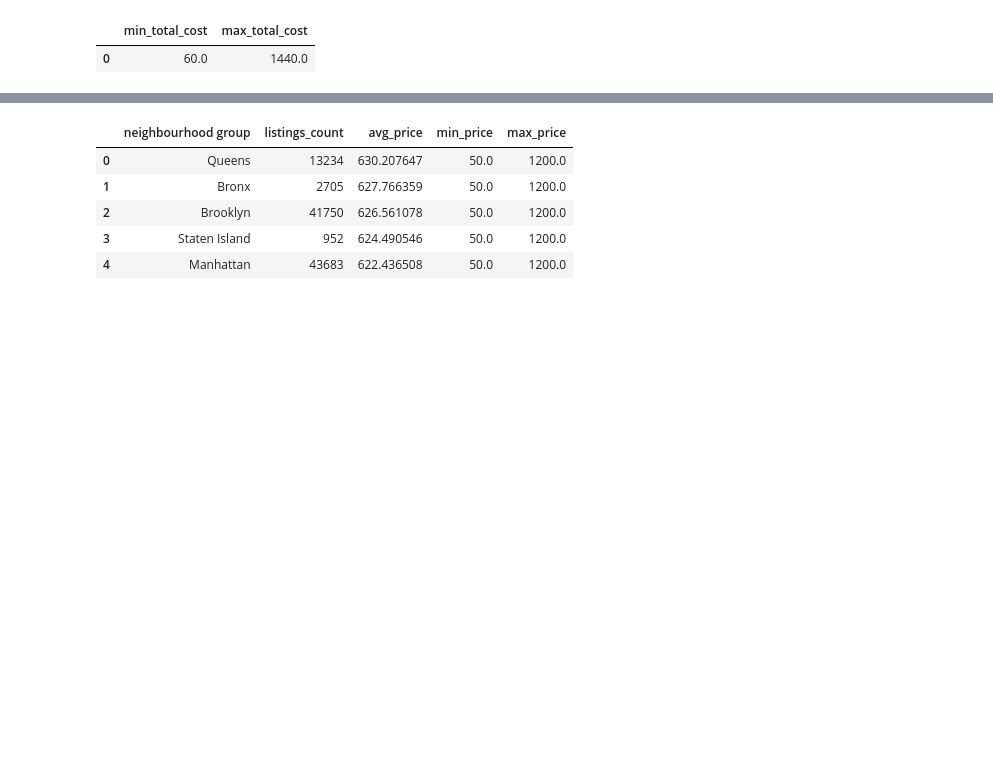
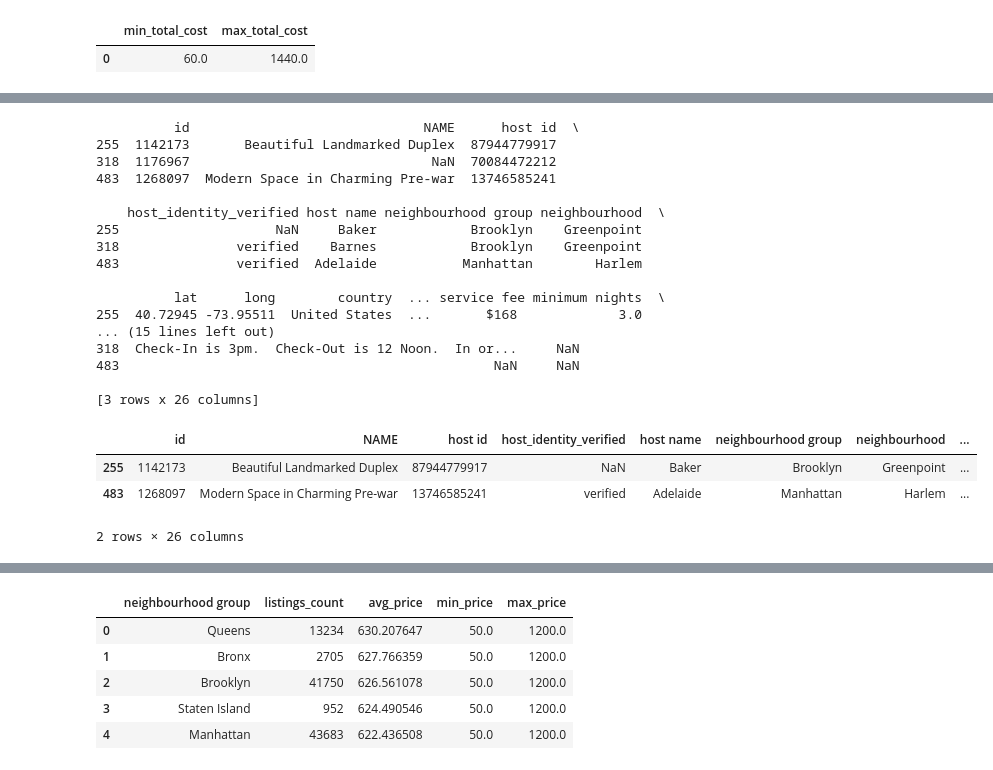
Before and after one commit to aghedden/airbnb_booking_ab-testing, a Jupyter notebook: airbnb_sql_pricing_ab_testing.ipynb, the cells around one changed output, grey strips where cells are left out. Saved outputs shown, nothing was run; the diff lists cells and outputs as text; code cells hidden in the pictures; blank space fills up the shorter version.

```diff
--- a/airbnb_sql_pricing_ab_testing.ipynb
+++ b/airbnb_sql_pricing_ab_testing.ipynb
@@ -378,0 +381,28 @@ pd.read_sql(q7, conn)
+# %%
+# find bad date rows, those in the future
+bad = df[df['last review'] > pd.Timestamp.today()]
+print(bad)
+
+df[df['last review'].isin([pd.Timestamp('2058-06-16'), pd.Timestamp('2040-06-16'), pd.Timestamp('2026-03-28')])]
+# %% [output]
+          id                              NAME      host id  \
+255  1142173       Beautiful Landmarked Duplex  87944779917
+318  1176967                               NaN  70084472212
+483  1268097  Modern Space in Charming Pre-war  13746585241
+
+    host_identity_verified host name neighbourhood group neighbourhood  \
+255                    NaN     Baker            Brooklyn    Greenpoint
+318               verified    Barnes            Brooklyn    Greenpoint
+483               verified  Adelaide           Manhattan        Harlem
+
+          lat      long        country  ... service fee minimum nights  \
+255  40.72945 -73.95511  United States  ...       $168             3.0
+... (15 lines left out)
+318  Check-In is 3pm.  Check-Out is 12 Noon.  In or...     NaN
+483                                                NaN     NaN
+
+[3 rows x 26 columns]
+|  | id | NAME | host id | host_identity_verified | host name | neighbourhood group | neighbourhood | ... |
+| 255 | 1142173 | Beautiful Landmarked Duplex | 87944779917 | NaN | Baker | Brooklyn | Greenpoint | ... |
+| 483 | 1268097 | Modern Space in Charming Pre-war | 13746585241 | verified | Adelaide | Manhattan | Harlem | ... |
+2 rows × 26 columns
```
Also changed, not shown: parts of 44 cells of this notebook.
